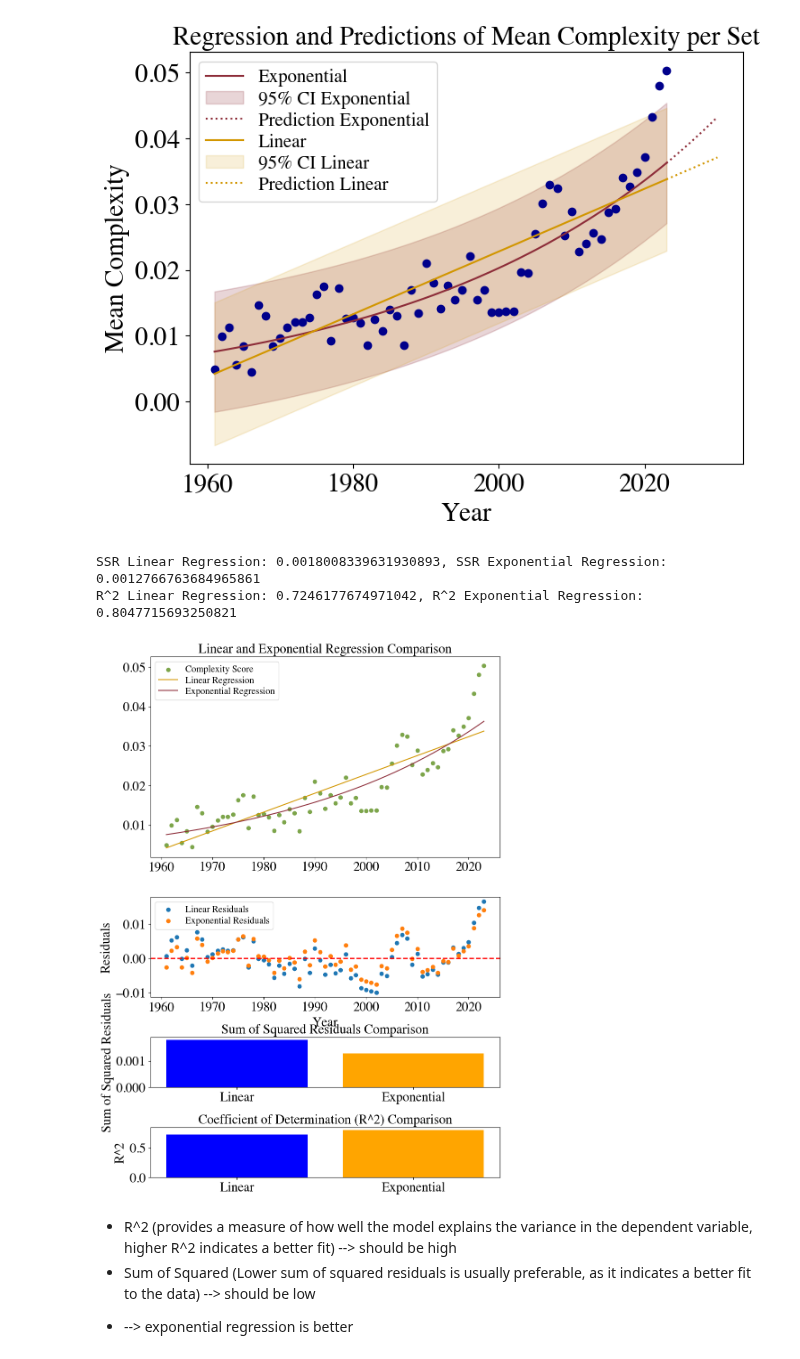
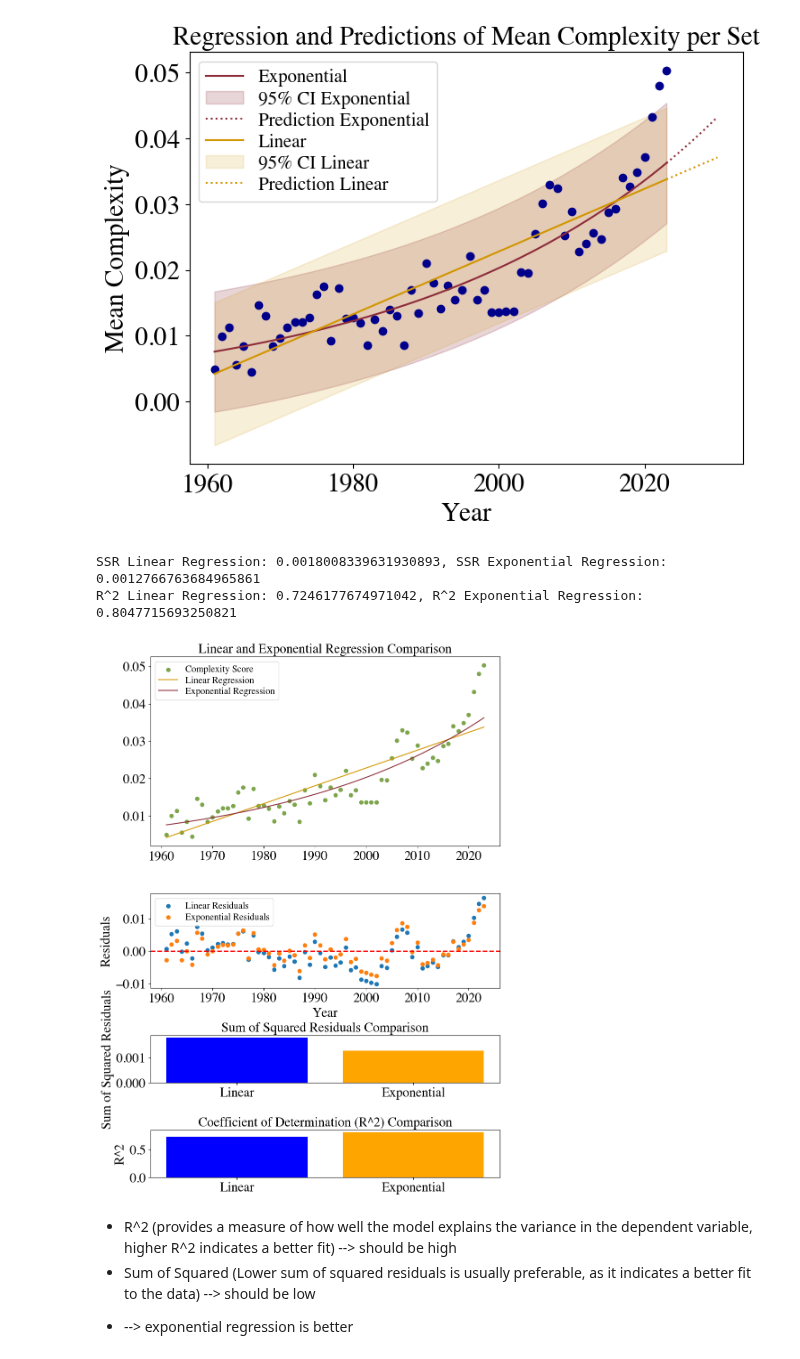
Before and after one commit to eddiebeach99/Data_Literacy, a Jupyter notebook: Analysis/complexity_regression.ipynb, the cells around one changed output. Cells and saved outputs as stored; diff of their text form; code cells hidden in the pictures.

```diff
--- a/Analysis/complexity_regression.ipynb
+++ b/Analysis/complexity_regression.ipynb
@@ -333,35 +333,35 @@ def compare_regression_complexity(df):
     sum_squared_residuals_exp = np.sum(residuals_exp ** 2)
 
     # Coefficient of Determination (R^2)
     r2_linear = model_linear.score(x, y)
     r2_exp = 1 - (np.sum(residuals_exp ** 2) / np.sum((y - np.mean(y)) ** 2))
 
     # Display results
     ax3.bar(['Linear', 'Exponential'], [sum_squared_residuals_linear, sum_squared_residuals_exp], color=['blue', 'orange'])
     ax3.set_title('Sum of Squared Residuals Comparison')
     ax3.set_ylabel('Sum of Squared Residuals')
 
     ax4.bar(['Linear', 'Exponential'], [r2_linear, r2_exp], color=['blue', 'orange'])
     ax4.set_title('Coefficient of Determination (R^2) Comparison')
     ax4.set_ylabel('R^2')
 
-    plt.subplots_adjust(hspace=0.4)
+    plt.subplots_adjust(hspace=0.5)
 
     # print information
     print(f'SSR Linear Regression: {sum_squared_residuals_linear}, SSR Exponential Regression: {sum_squared_residuals_exp}')
     print(f'R^2 Linear Regression: {r2_linear}, R^2 Exponential Regression: {r2_exp}')
 
     # save plot
     plt.savefig('../Images/Regression_Comparison.pdf')
 
     plt.show()
 
 # call the function
 compare_regression_complexity(data)
 # %% [output]
 SSR Linear Regression: 0.0018008339631930893, SSR Exponential Regression: 0.0012766763684965861
 R^2 Linear Regression: 0.7246177674971042, R^2 Exponential Regression: 0.8047715693250821
-[figure, old version]
+[figure, new version]
 # %% [markdown]
 * R^2 (provides a measure of how well the model explains the variance in the dependent variable, higher R^2 indicates a better fit) --> should be high
 * Sum of Squared (Lower sum of squared residuals is usually preferable, as it indicates a better fit to the data) --> should be low
```
Also changed, not shown: 8 other files.
